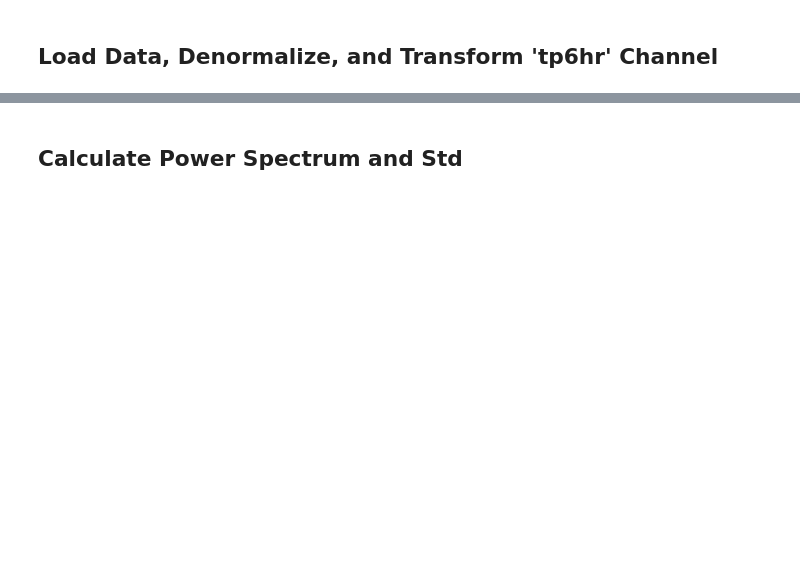
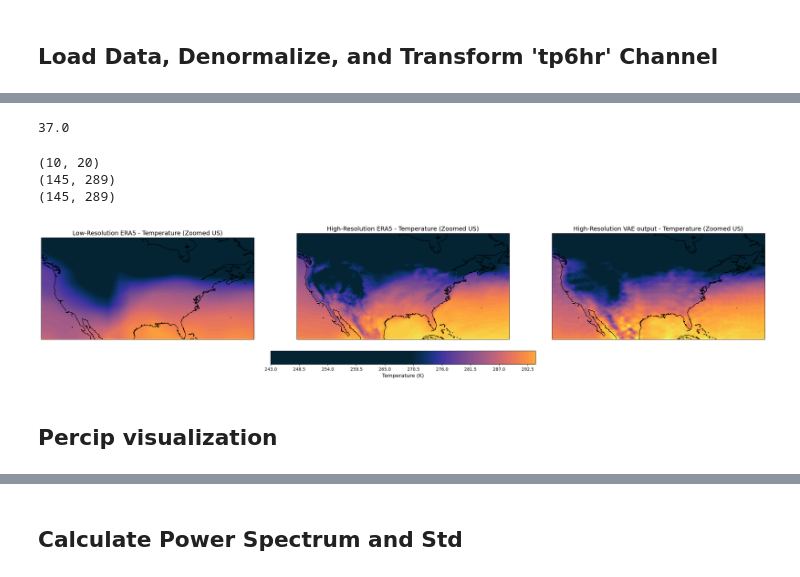
Before and after one commit to moeindarman77/lucie, a Jupyter notebook: metrics.ipynb, the cells around one changed output, grey strips where cells are left out. Cells and saved outputs as stored; diff of their text form; code cells hidden in the pictures; blank space fills up the shorter version.

```diff
--- a/metrics.ipynb
+++ b/metrics.ipynb
@@ -328,0 +701,80 @@ Stacked lucie shape: (498, 6, 48, 96)
+# %%
+296/8
+# %% [output]
+37.0
+# %%
+import matplotlib.pyplot as plt
+import cartopy.crs as ccrs
+import cmocean as ocean
+
+projection = ccrs.PlateCarree()
+
+# Define lat/lon range for the US region
+lat_min, lat_max = 25, 50  # 25°N to 50°N
+# lat_min, lat_max = 30, 45  # 25°N to 50°N
+# lon_min, lon_max = 60, 100  # 65°W to 125°W (converted to 0-360 longitude system)
+lon_min, lon_max = 235, 295  # 65°W to 125°W (converted to 0-360 longitude system)
+
+
+loncoords_hres = np.linspace(0, 360, 1440)
+latcoords_hres = np.linspace(90, -90, 721)
+loncoords_lres = np.linspace(0, 360, 96)
+latcoords_lres = np.linspace(90, -90, 48)
+
+# Subset data to the US region
+us_lat_indices_hres = range(720 - 1 - 590, 720 - 1 - 446 + 1)  # Flipped latitude indices
+us_lon_indices_hres = range(930, 1218 + 1)  # Longitude indices remain unchanged
+
+# Define the latitude and longitude index ranges for low-resolution (lres) data
+us_lat_indices_lres = range(48 - 1 - 39, 48 - 1 - 30 + 1)  # Flipped latitude indices
+us_lon_indices_lres = range(61, 80 + 1)  # Longitude indices remain unchanged
+
+us_latcoords_hres = latcoords_hres[us_lat_indices_hres]
+us_loncoords_hres = loncoords_hres[us_lon_indices_hres]
+
+us_latcoords_lres = latcoords_lres[us_lat_indices_lres]
+us_loncoords_lres = loncoords_lres[us_lon_indices_lres]
+
+# Assume we use the first dataset from data_to_plot for demonstration
+data_to_plot = [
+    (lres_denorm[0][us_lat_indices_lres, :][:, us_lon_indices_lres], "Low-Resolution ERA5", us_loncoords_lres, us_latcoords_lres),
+    (hres_denorm[0][us_lat_indices_hres, :][:, us_lon_indices_hres], "High-Resolution ERA5", us_loncoords_hres, us_latcoords_hres),
+    (output_denorm[0][us_lat_indices_hres, :][:, us_lon_indices_hres], "High-Resolution VAE output", us_loncoords_hres, us_latcoords_hres),
+]
+ims = []
+# Plotting
+fig, axs = plt.subplots(1, 3, figsize=(30, 12), subplot_kw={'projection': projection})
+for ax, (data, title, loncoords, latcoords) in zip(axs, data_to_plot):
+    print(data.shape)
+
+    im = ax.contourf(
+        loncoords, latcoords, data, vmin=270, vmax=300,levels=100,
+        transform=projection, cmap=ocean.cm.thermal
+    )
+    ax.coastlines()
+    # Set latitude and longitude ticks
+    # ax.set_xticks(np.arange(-125, -64, 10), crs=ccrs.PlateCarree())  # Adjusted to -180 to 180 system
+    # ax.set_yticks(np.arange(lat_min, lat_max+1, 5), crs=ccrs.PlateCarree())
+    # ax.set_xticklabels([f"{abs(lon)}°W" for lon in np.arange(-125, -64, 10)], fontsize=10)
+    # ax.set_yticklabels([f"{lat}°N" for lat in np.arange(lat_min, lat_max+1, 5)], fontsize=10)
+    ax.set_title(f"{title} - Temperature (Zoomed US)", fontsize=14)
+    ims.append(im)
+
+
+cbar = fig.colorbar(
+    axs[0].collections[0],  # Use the first plot's pcolormesh collection
+    ax=axs,
+    orientation="horizontal",
+    fraction=0.046,
+    pad=0.04,
+)
+cbar.set_label("Temperature (K)", fontsize=12)
+
+plt.show()
+# %% [output]
+(10, 20)
+(145, 289)
+(145, 289)
+[figure, added]
+# %% [markdown]
+## Percip visualization
```
Also changed, not shown: parts of 42 cells of this notebook.
